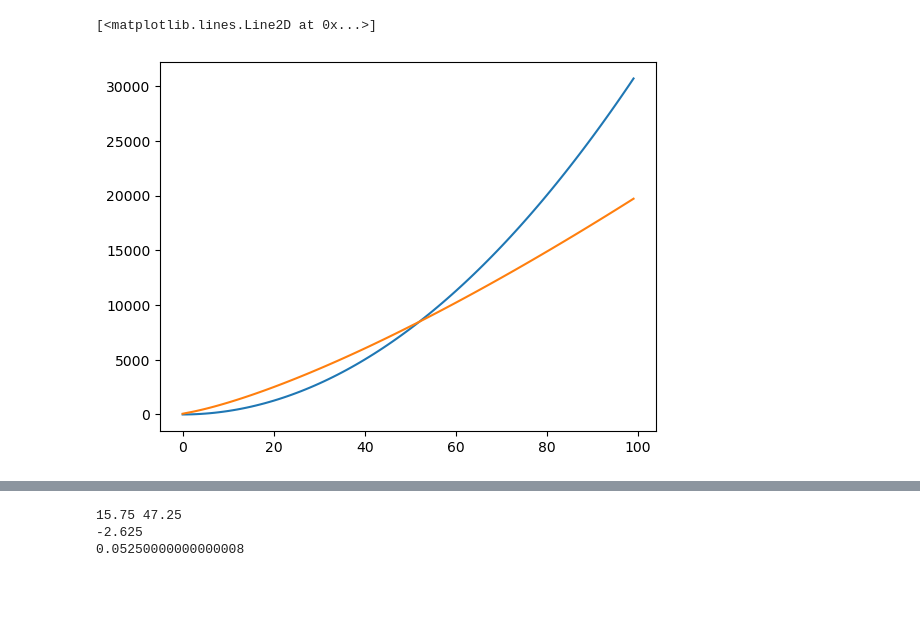
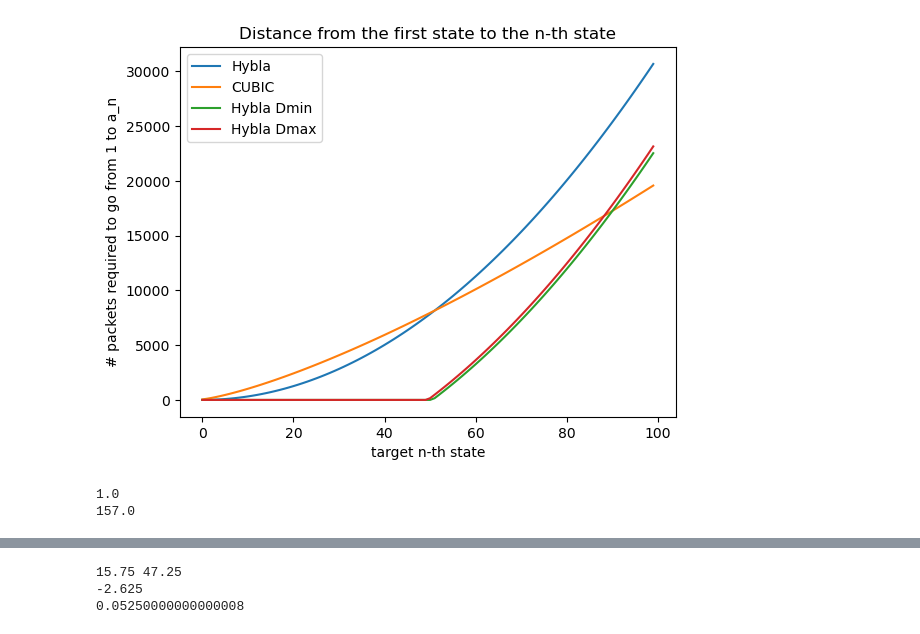
Before and after one commit to megretj/qpepcca, a Jupyter notebook: random_test.ipynb, the cells around one changed output, grey strips where cells are left out. Drawn from its saved outputs; the diff is of its cells as text; code cells hidden in the pictures; blank space fills up the shorter version.

```diff
--- a/random_test.ipynb
+++ b/random_test.ipynb
@@ -8,18 +8,26 @@ plt.rcParams.update(plt.rcParamsDefault)
 # %%
 hyb = CCA_MarkovChain_Hybla_discrete(packet_err=0.0006,beta=0.5,N=100,C =1000, RTT_est=0.2, RTT_real = 0.5, RTT0=0.1)
 cub = CCA_MarkovChain_CUBIC_new(packet_err = 0.0006, beta=0.5,N=100,C =1000, RTT_est=0., RTT_real = 0.5,alpha=0.001)
 
 a = 1
 d = np.zeros(100)
 dc = np.zeros(100)
 for i,ai in enumerate(hyb.a):
     d[i] = hyb.D(1,ai)
 for i,ai in enumerate(cub.a):
-    dc[i] = cub.D(2,ai)
-plt.plot(d)
-plt.plot(dc)
-
-#print(hyb.D(hyb.a[int(a/2)],hyb.a[b]), cub.D(cub.a[a],cub.a[b]))
+    dc[i] = cub.D(1,ai)
+plt.title("Distance from the first state to the n-th state")
+plt.ylabel("# packets required to go from 1 to a_n")
+plt.xlabel("target n-th state")
+plt.plot(d,label="Hybla")
+plt.plot(dc,label="CUBIC")
+plt.plot(hyb.Dmin[50,:], label = "Hybla Dmin")
+plt.plot(hyb.Dmax[50,:], label = "Hybla Dmax")
+plt.legend()
+plt.show()
+print(hyb.Dmin[50,50])
+print(hyb.Dmax[50,50])
 # %% [output]
+[figure, new version]
-[<matplotlib.lines.Line2D at 0x...>]
+1.0
+157.0
-[figure, old version]
```
Also changed, not shown: parts of 10 cells of this notebook, 2 other files.
